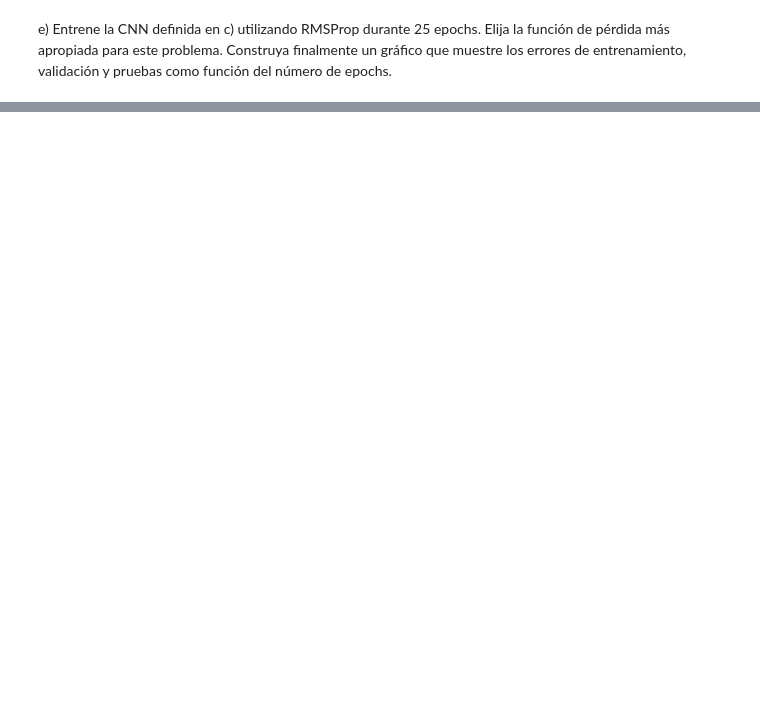
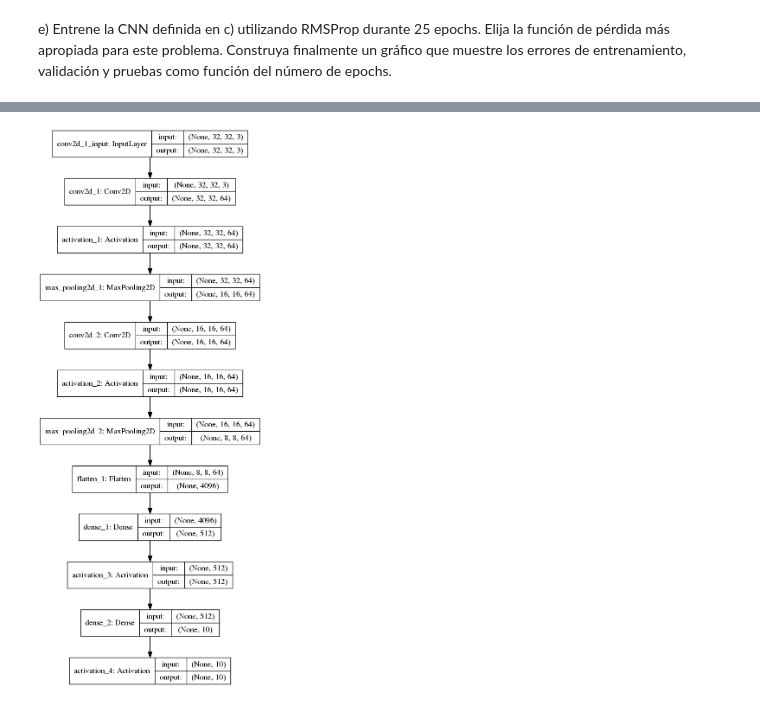
Before and after one commit to MrSutra/NeuralNetworks-1, a Jupyter notebook: Pregunta 3.ipynb, the cells around one changed output, grey strips where cells are left out. Drawn from its saved outputs; the diff is of its cells as text; code cells hidden in the pictures; blank space fills up the shorter version.

```diff
--- a/Pregunta 3.ipynb
+++ b/Pregunta 3.ipynb
@@ -272,2 +284,0 @@ print(y_test.shape)
-# %%
-model_rmsprop_val = model.fit(x_val, y_val, batch_size=batch_size, epochs=epochs, validation_data=(x_test, y_test),shuffle=True)
@@ -275,0 +545,5 @@ ValueError: Error when checking target: expected activation_4 to have 2 dimensio
+# %%
+plot_model(model, to_file='model_2c_rmsprop.png', show_shapes=True)
+Image(filename='model_2c_rmsprop.png')
+# %% [output]
+[figure, added]
```
Also changed, not shown: parts of 40 cells of this notebook, 12 other files.
